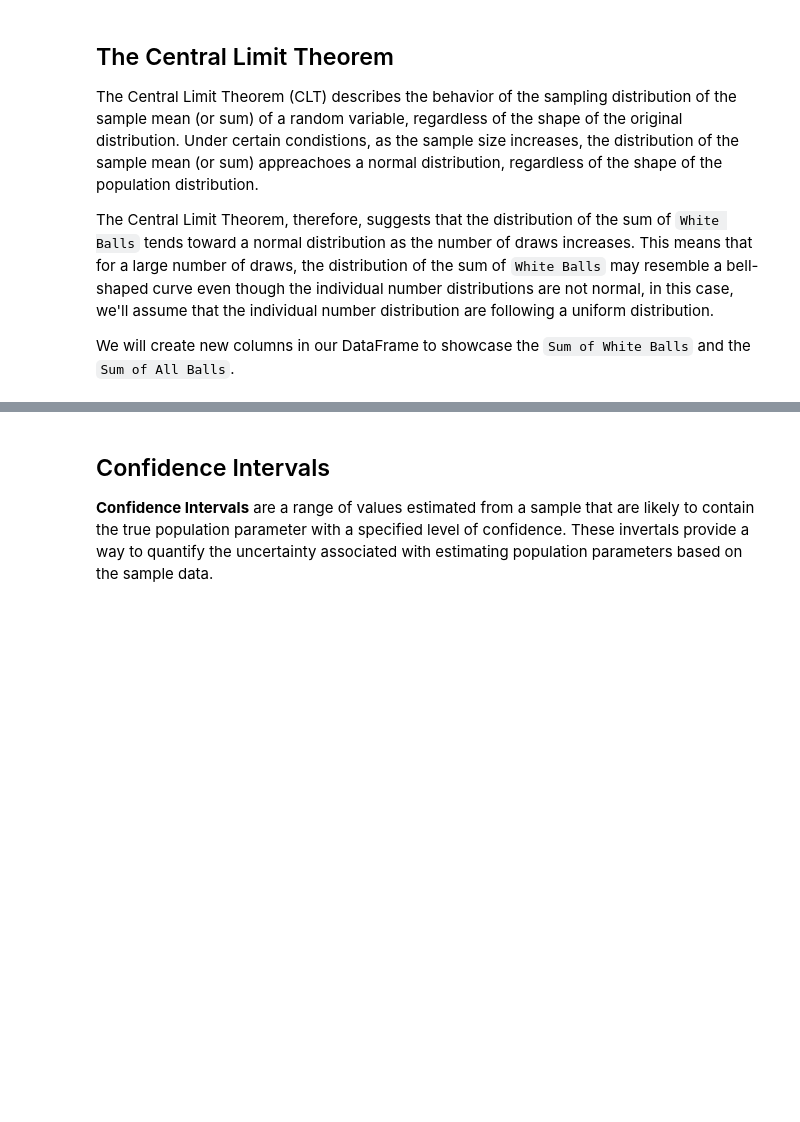
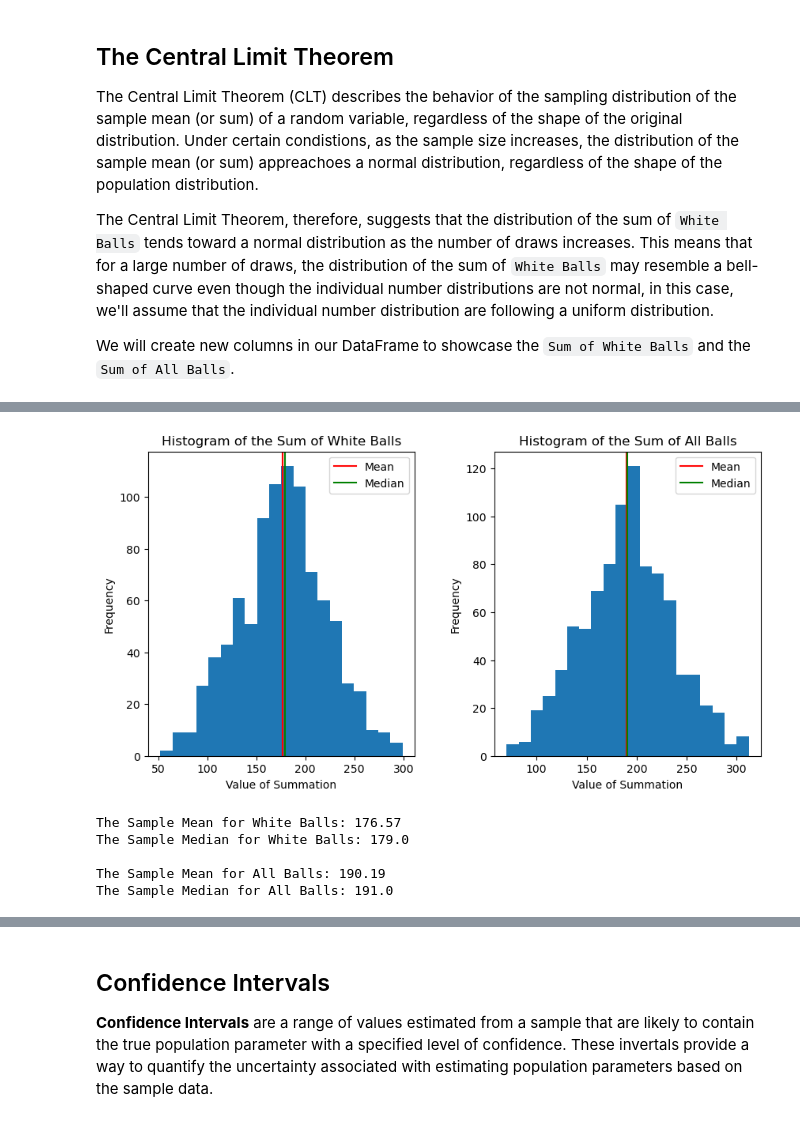
Before and after one commit to thejjserg/lottery-analysis, a Jupyter notebook: lottery-analysis.ipynb, the cells around one changed output, grey strips where cells are left out. Drawn from its saved outputs; the diff is of its cells as text; code cells hidden in the pictures; blank space fills up the shorter version.

```diff
--- a/lottery-analysis.ipynb
+++ b/lottery-analysis.ipynb
@@ -499,0 +471,65 @@ The Sample Median: 179.0
+# %%
+# Create a Figure to Showcase a Scatterplot of Each Winning Number to its Summation
+fig = plt.figure(figsize = (10, 5))
+plt.subplots_adjust(wspace = 0.3)
+plt.subplots_adjust(hspace = .5)
+
+# First Plot
+ax1 = fig.add_subplot(1, 2, 1)
+# Create a Histogram for the Sum of White Balls
+plt.hist(lottery["Sum of White Balls"], bins = 20)
+
+# Define the Median and Mean for the Sum of White Balls
+white_median = lottery["Sum of White Balls"].median()
+white_mean = lottery["Sum of White Balls"].mean()
+
+# Construct the Median and Mean Lines
+plt.axvline(x = white_mean, color = "red", label = "Mean")
+plt.axvline(x = white_median, color = "green", label = "Median")
+
+# Create Labels
+plt.title("Histogram of the Sum of White Balls")
+plt.xlabel("Value of Summation")
+plt.ylabel("Frequency")
+plt.legend()
+
+
+###########
+# Second Plot
+ax2 = fig.add_subplot(1, 2, 2)
+# Create a Histogram for the Sum of All Balls
+plt.hist(lottery["Sum of All Balls"], bins = 20)
+
+# Define the Median and Mean for the Sum of All Balls
+all_median = lottery["Sum of All Balls"].median()
+all_mean = lottery["Sum of All Balls"].mean()
+
+# Construct the Median and Mean Lines
+plt.axvline(x = all_mean, color = "red", label = "Mean")
+plt.axvline(x = all_median, color = "green", label = "Median")
+
+# Create Labels
+plt.title("Histogram of the Sum of All Balls")
+plt.xlabel("Value of Summation")
+plt.ylabel("Frequency")
+plt.legend()
+
+
+# Show and Close the Plot
+plt.show()
+plt.close()
+
+#print(np.min(lottery["Sum of White Balls"])) # Output: 52
+#print(np.max(lottery["Sum of White Balls"])) # Output: 299
+#print(len(lottery)) # Output: 913
+print("The Sample Mean for White Balls: " + str(round(white_mean, 2)))
+print("The Sample Median for White Balls: " + str(round(white_median, 2)), "\n")
+print("The Sample Mean for All Balls: " + str(round(all_mean, 2)))
+print("The Sample Median for All Balls: " + str(round(all_median, 2)))
+# %% [output]
+[figure, added]
+The Sample Mean for White Balls: 176.57
+The Sample Median for White Balls: 179.0
+
+The Sample Mean for All Balls: 190.19
+The Sample Median for All Balls: 191.0
```
Also changed, not shown: parts of 19 cells of this notebook.
